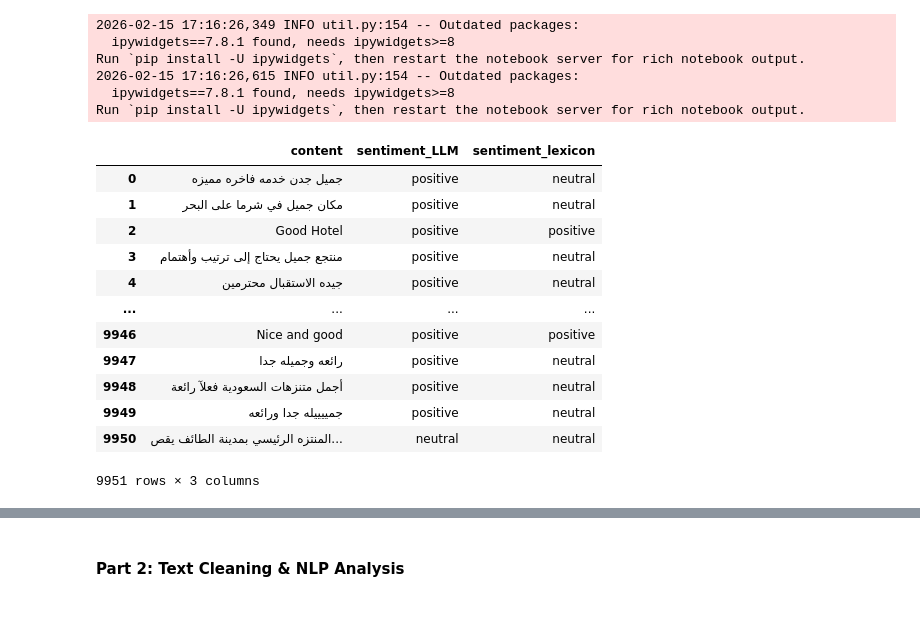
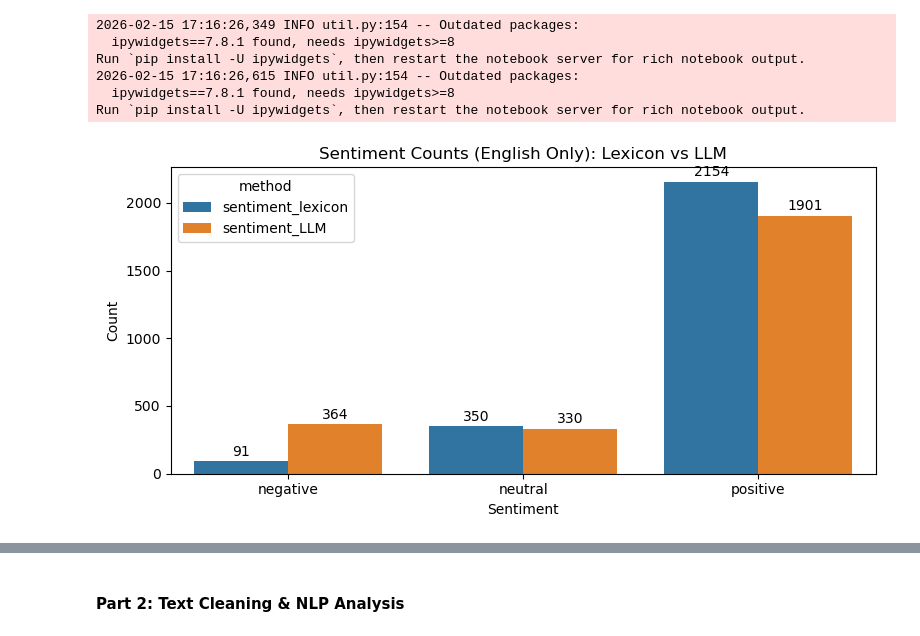
Before and after one commit to jadkrisht98/NLP_Project, a Jupyter notebook: Final_Notebook.ipynb, the cells around one changed output, grey strips where cells are left out. Drawn from its saved outputs; the diff is of its cells as text; code cells hidden in the pictures.

```diff
--- a/Final_Notebook.ipynb
+++ b/Final_Notebook.ipynb
@@ -427,19 +427,33 @@ Run `pip install -U ipywidgets`, then restart the notebook server for rich noteb
 2026-02-15 17:16:26,615 INFO util.py:154 -- Outdated packages:
   ipywidgets==7.8.1 found, needs ipywidgets>=8
 Run `pip install -U ipywidgets`, then restart the notebook server for rich notebook output.
-# %%
-final_df[['content', 'sentiment_LLM','sentiment_lexicon']]
-# %% [output]
-|  | content | sentiment_LLM | sentiment_lexicon |
-| 0 | جميل جدن خدمه فاخره مميزه | positive | neutral |
-| 1 | مكان جميل في شرما على البحر | positive | neutral |
-| 2 | Good Hotel | positive | positive |
-| 3 | منتجع جميل يحتاج إلى ترتيب وأهتمام | positive | neutral |
-| 4 | جيده الاستقبال محترمين | positive | neutral |
-| ... | ... | ... | ... |
-| 9946 | Nice and good | positive | positive |
-| 9947 | رائعه وجميله جدا | positive | neutral |
-| 9948 | أجمل متنزهات السعودية فعلآ رائعة | positive | neutral |
-| 9949 | جمييييله جدا ورائعه | positive | neutral |
-| 9950 | المنتزه الرئيسي بمدينة الطائف يقص... | neutral | neutral |
-9951 rows × 3 columns
+# %%
+# Comparing the two methods for sentiment analysis (Lexicon vs LLM)
+# For English reviews only (since Lexicon only works for English)
+eng_df = final_df[final_df['language'] == 'eng']
+
+sent_counts = (
+    pd.DataFrame({
+        'sentiment_lexicon': eng_df['sentiment_lexicon'].value_counts(),
+        'sentiment_LLM': eng_df['sentiment_LLM'].value_counts()
+    })
+    .fillna(0)
+    .astype(int)
+)
+
+plot_df = sent_counts.reset_index().melt(id_vars='index', var_name='method', value_name='count')
+plot_df.rename(columns={'index': 'sentiment'}, inplace=True)
+
+plt.figure(figsize=(8, 4))
+ax = sns.barplot(data=plot_df, x='sentiment', y='count', hue='method')
+plt.title('Sentiment Counts (English Only): Lexicon vs LLM')
+plt.xlabel('Sentiment')
+plt.ylabel('Count')
+
+for container in ax.containers:
+    ax.bar_label(container, fmt='%d', padding=2)
+
+plt.tight_layout()
+plt.show()
+# %% [output]
+[figure, added]
```
Also changed, not shown: parts of 9 cells of this notebook.
